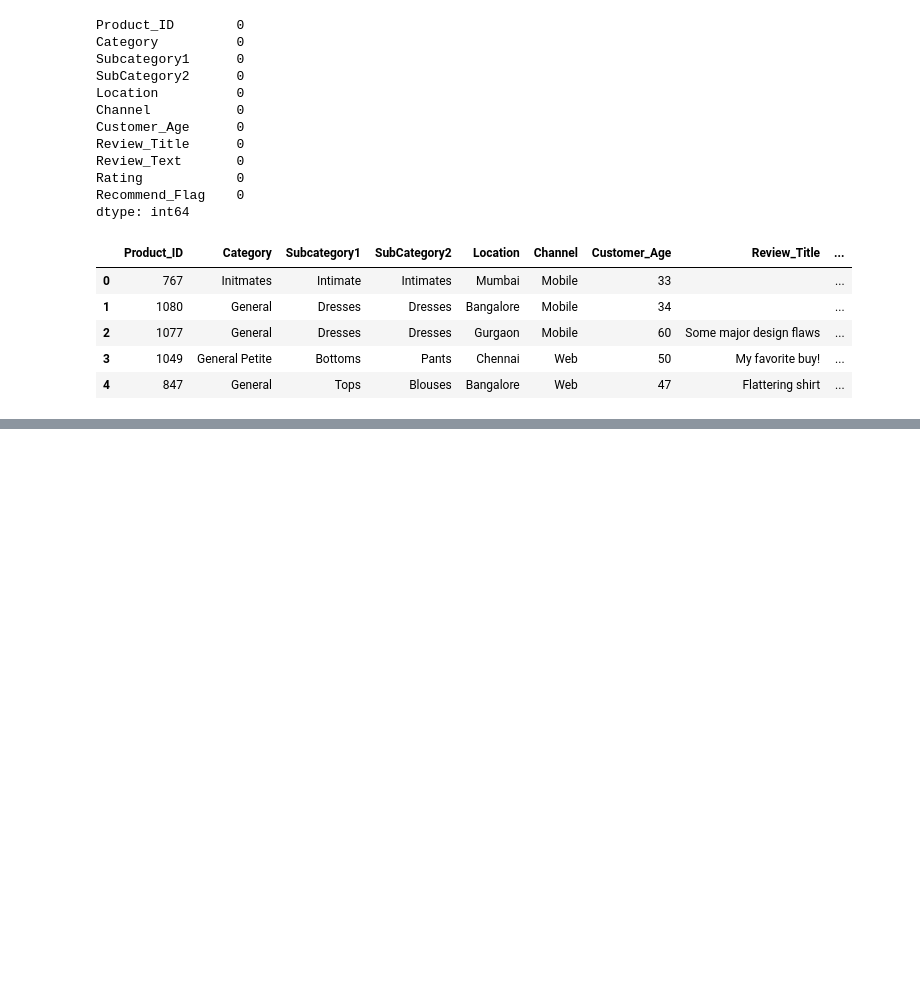
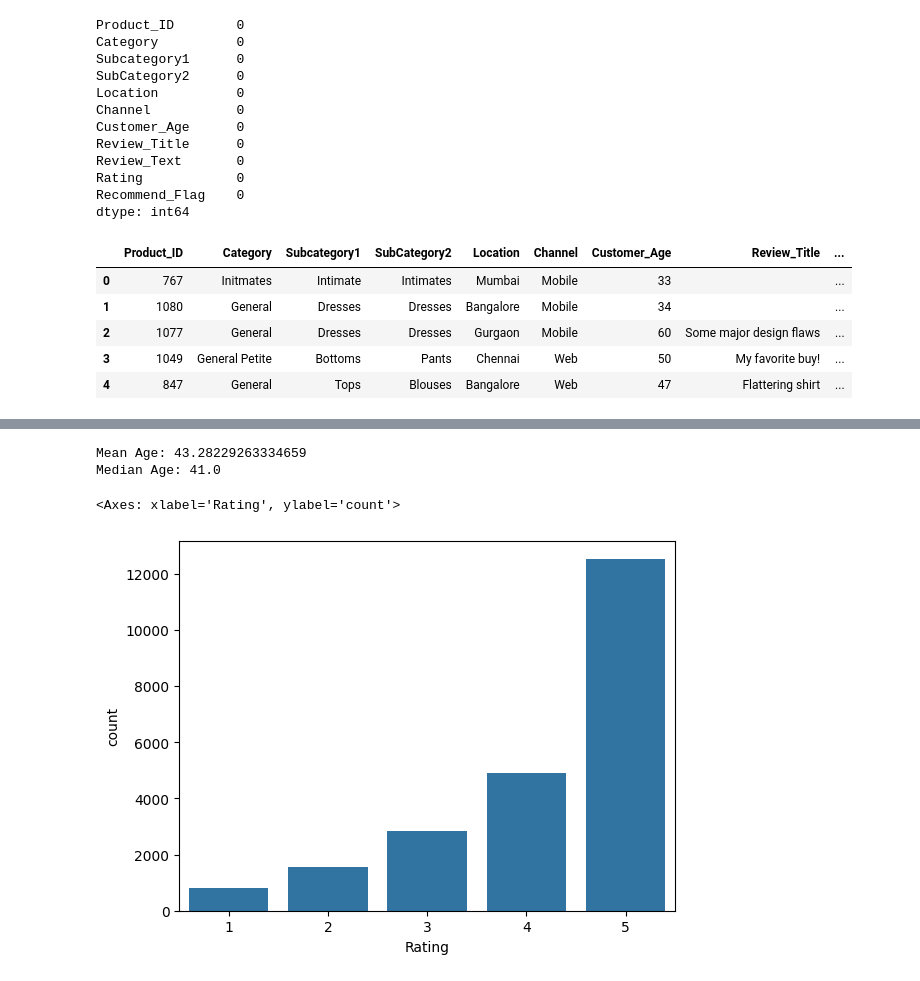
Before and after one commit to Adi46878/women-clothing-review-analytics, a Jupyter notebook: Women_Clothing_Review_Analytics.ipynb, the cells around one changed output, grey strips where cells are left out. Cells and saved outputs as stored; diff of their text form; code cells hidden in the pictures; blank space fills up the shorter version.

```diff
--- a/Women_Clothing_Review_Analytics.ipynb
+++ b/Women_Clothing_Review_Analytics.ipynb
@@ -119,0 +141,11 @@ df.head()
+# %%
+print("Mean Age:", df['Customer_Age'].mean())
+print("Median Age:", df['Customer_Age'].median())
+# %% [output]
+Mean Age: 43.28229263334659
+Median Age: 41.0
+# %%
+sns.countplot(x='Rating', data=df)
+# %% [output]
+<Axes: xlabel='Rating', ylabel='count'>
+[figure, added]
```
Also changed, not shown: parts of 6 cells of this notebook.
